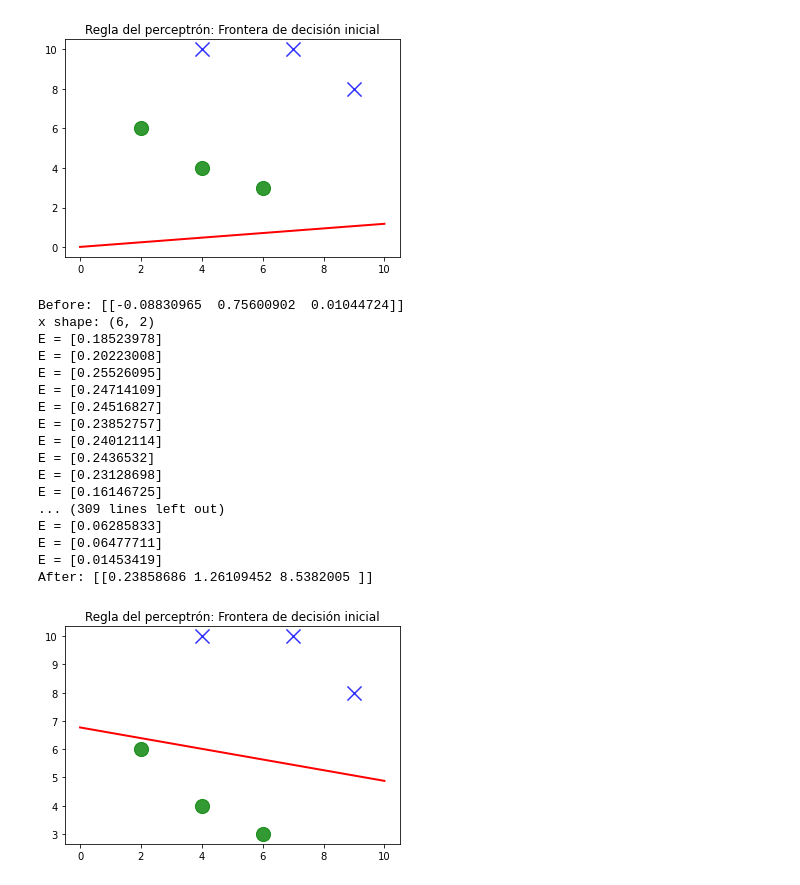
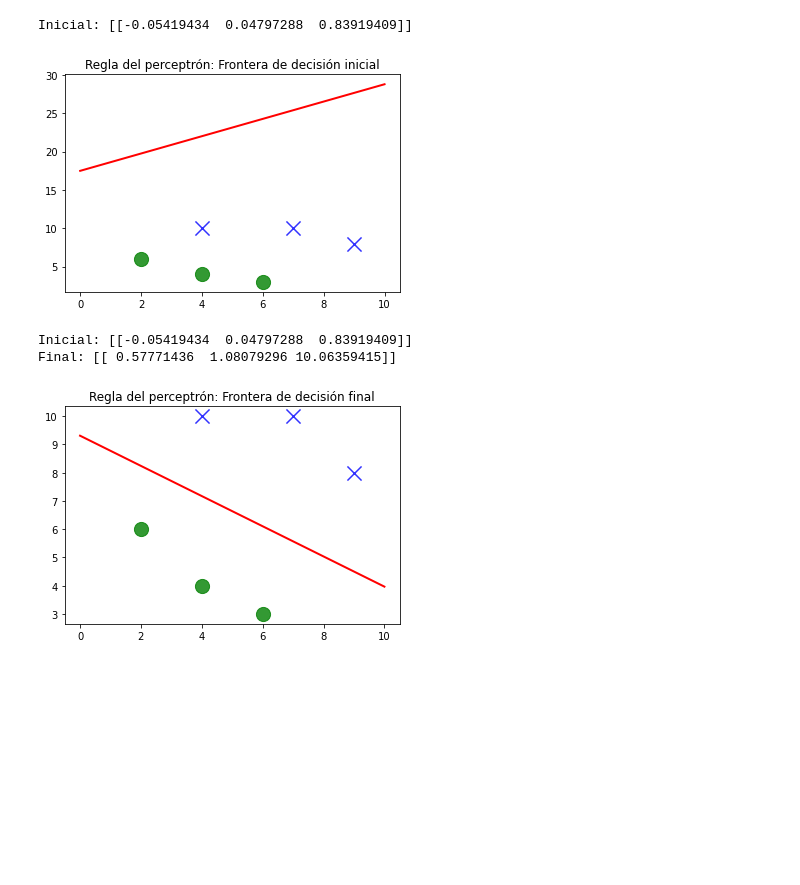
Before and after one commit to AlfredoT11/IntroduccionRedesNeuronalesArtificiales, a Jupyter notebook: Sigmoide.ipynb, the cells around one changed output. Drawn from its saved outputs; the diff is of its cells as text; code cells hidden in the pictures; blank space fills up the shorter version.

```diff
--- a/Sigmoide.ipynb
+++ b/Sigmoide.ipynb
@@ -7,20 +7,16 @@ class SigmoidLayer:
         self.W = np.random.uniform(-1, 1, S*(R+1)).reshape((S, R+1))
         #self.W = np.array([[0.5, -0.5, -1.0]])
         self.alfa = alfa
+        self.errores = []
 
-    def train(self, X, T):
+    def train(self, X, T, epocas):
 
         bias = -np.ones((np.shape(X)[0], 1))
         X_a = np.concatenate([X, bias], axis = 1)
-        print(f"x shape: {np.shape(X)}")
 
         E = 1.0
-        last_E = 1.0
-        counter_same_error = 0
 
-        epoch = 0
-        while(E > 0.02 and counter_same_error < 10):
-        #for i in range(100):
+        for i in range(epocas):
             last_E = E
             E = 0
             for x, t in zip(X_a, T):
@@ -34,11 +30,7 @@ class SigmoidLayer:
                 E += (1/2)*(delta*delta)
 
             E /= np.shape(X)[0]
-            print(f"E = {E}")
-            if(abs(last_E - E) < 0.000001):
-                counter_same_error += 1
-            else:
-                counter_same_error = 0
+            self.errores.append(E)
 
     def classify(self, x):
         x_a = np.concatenate([x, [-1]])
@@ -47,59 +39,47 @@ class SigmoidLayer:
 # %%
 #X = [[0, 0], [0, 1], [1, 0], [1, 1]]
 #T = [[-1], [1], [1], [1]]
 
 X = np.array([[2.0, 6.0], [4.0, 4.0], [6.0, 3.0], [4.0, 10.0], [7.0, 10.0], [9.0, 8.0]])
 T = np.array([[0.0], [0.0], [0.0], [1.0], [1.0], [1.0]])
 
 sigmoid_1 = SigmoidLayer(np.shape(X)[1], np.shape(T)[1], 0.7)
 
 x1 = np.linspace(0, 10)
 x2 = (sigmoid_1.W[0, 2] / sigmoid_1.W[0, 1]) - (x1 * sigmoid_1.W[0, 0] / sigmoid_1.W[0, 1])
 plt.figure(1)
 plt.plot(x1, x2, 'red', linewidth = 2)
 
 for x, t in zip(X, T):
     if t[0] <= 0:
         plt.scatter(x[0], x[1], color = 'g', s = 200, marker = 'o', alpha = 0.8)
     else:
         plt.scatter(x[0], x[1], color = 'b', s = 200, marker = 'x', alpha = 0.8)
 
+print(f"Inicial: {sigmoid_1.W}")
 plt.title('Regla del perceptrón: Frontera de decisión inicial')
 plt.show()
-
-print(f"Before: {sigmoid_1.W}")
-sigmoid_1.train(X, T)
-print(f"After: {sigmoid_1.W}")
-
-x2 = (sigmoid_1.W[0, 2] / sigmoid_1.W[0, 1]) - (x1 * sigmoid_1.W[0, 0] / sigmoid_1.W[0, 1])
-plt.figure(1)
-plt.plot(x1, x2, 'red', linewidth = 2)
-
-for x, t in zip(X, T):
-    if t[0] <= 0:
-        plt.scatter(x[0], x[1], color = 'g', s = 200, marker = 'o', alpha = 0.8)
-    else:
-        plt.scatter(x[0], x[1], color = 'b', s = 200, marker = 'x', alpha = 0.8)
-
-plt.title('Regla del perceptrón: Frontera de decisión inicial')
-plt.show()
 # %% [output]
+Inicial: [[-0.05419434  0.04797288  0.83919409]]
-[figure, old version]
+[figure, new version]
-Before: [[-0.08830965  0.75600902  0.01044724]]
-x shape: (6, 2)
-E = [0.18523978]
-E = [0.20223008]
-E = [0.25526095]
-E = [0.24714109]
-E = [0.24516827]
-E = [0.23852757]
-E = [0.24012114]
-E = [0.2436532]
-E = [0.23128698]
-E = [0.16146725]
-... (309 lines left out)
-E = [0.06285833]
-E = [0.06477711]
-E = [0.01453419]
-After: [[0.23858686 1.26109452 8.5382005 ]]
-[figure, removed]
+# %%
+print(f"Inicial: {sigmoid_1.W}")
+sigmoid_1.train(X, T, 500)
+print(f"Final: {sigmoid_1.W}")
+
+x2 = (sigmoid_1.W[0, 2] / sigmoid_1.W[0, 1]) - (x1 * sigmoid_1.W[0, 0] / sigmoid_1.W[0, 1])
+plt.figure(1)
+plt.plot(x1, x2, 'red', linewidth = 2)
+
+for x, t in zip(X, T):
+    if t[0] <= 0:
+        plt.scatter(x[0], x[1], color = 'g', s = 200, marker = 'o', alpha = 0.8)
+    else:
+        plt.scatter(x[0], x[1], color = 'b', s = 200, marker = 'x', alpha = 0.8)
+
+plt.title('Regla del perceptrón: Frontera de decisión final')
+plt.show()
+# %% [output]
+Inicial: [[-0.05419434  0.04797288  0.83919409]]
+Final: [[ 0.57771436  1.08079296 10.06359415]]
+[figure, added]
```
Also changed, not shown: parts of 2 cells of this notebook, 3 other files.
